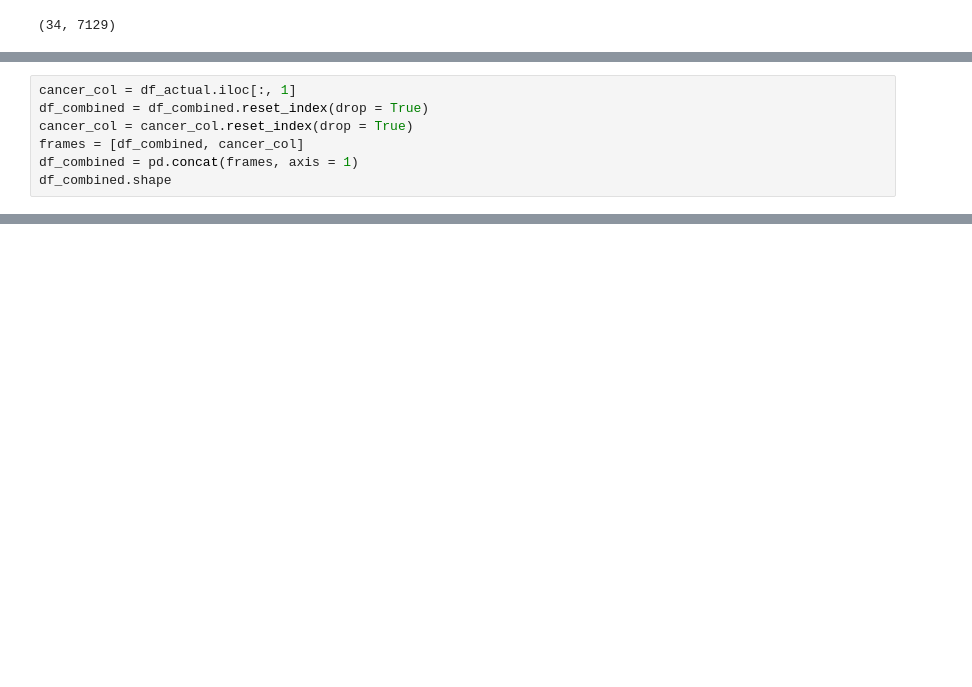
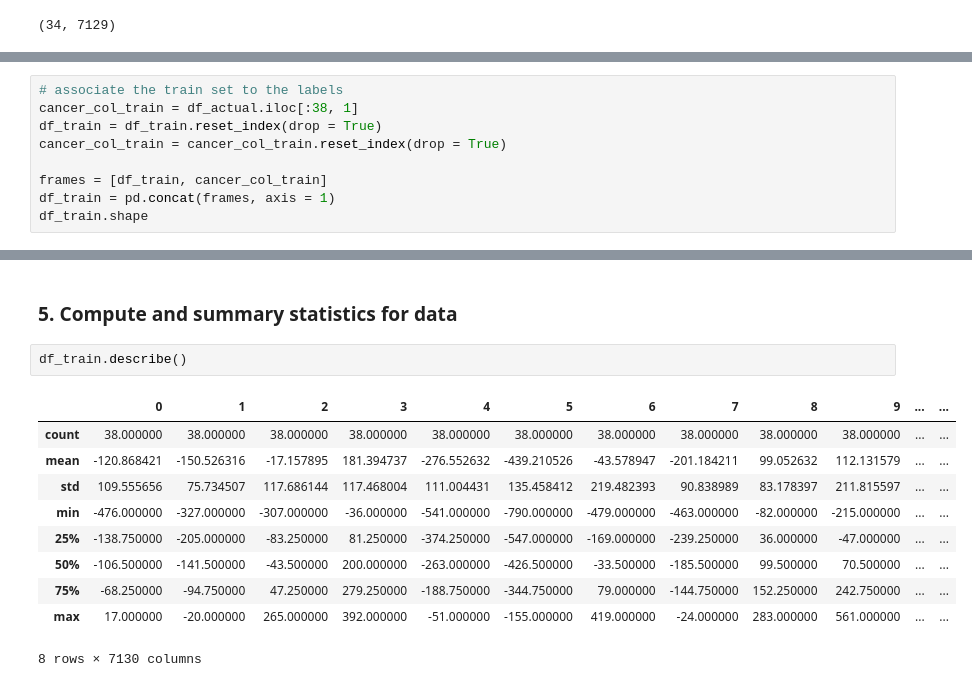
Before and after one commit to hnbnguyen/Classification-of-Cancer-Type, a Jupyter notebook: exploration.ipynb, the cells around one changed output, grey strips where cells are left out. Saved outputs shown, nothing was run; the diff lists cells and outputs as text; blank space fills up the shorter version.

```diff
--- a/exploration.ipynb
+++ b/exploration.ipynb
@@ -117,8 +108,10 @@ for row in df_combined.index:
 # %%
-cancer_col = df_actual.iloc[:, 1]
-df_combined = df_combined.reset_index(drop = True)
-cancer_col = cancer_col.reset_index(drop = True)
-frames = [df_combined, cancer_col]
-df_combined = pd.concat(frames, axis = 1)
-df_combined.shape
+# associate the train set to the labels
+cancer_col_train = df_actual.iloc[:38, 1]
+df_train = df_train.reset_index(drop = True)
+cancer_col_train = cancer_col_train.reset_index(drop = True)
+
+frames = [df_train, cancer_col_train]
+df_train = pd.concat(frames, axis = 1)
+df_train.shape
 # %% [output]
@@ -135,0 +150,15 @@ df_combined.tail()
+# %% [markdown]
+### 5. Compute and summary statistics for data
+# %%
+df_train.describe()
+# %% [output]
+|  | 0 | 1 | 2 | 3 | 4 | 5 | 6 | 7 | 8 | 9 | ... | ... |
+| count | 38.000000 | 38.000000 | 38.000000 | 38.000000 | 38.000000 | 38.000000 | 38.000000 | 38.000000 | 38.000000 | 38.000000 | ... | ... |
+| mean | -120.868421 | -150.526316 | -17.157895 | 181.394737 | -276.552632 | -439.210526 | -43.578947 | -201.184211 | 99.052632 | 112.131579 | ... | ... |
+| std | 109.555656 | 75.734507 | 117.686144 | 117.468004 | 111.004431 | 135.458412 | 219.482393 | 90.838989 | 83.178397 | 211.815597 | ... | ... |
+| min | -476.000000 | -327.000000 | -307.000000 | -36.000000 | -541.000000 | -790.000000 | -479.000000 | -463.000000 | -82.000000 | -215.000000 | ... | ... |
+| 25% | -138.750000 | -205.000000 | -83.250000 | 81.250000 | -374.250000 | -547.000000 | -169.000000 | -239.250000 | 36.000000 | -47.000000 | ... | ... |
+| 50% | -106.500000 | -141.500000 | -43.500000 | 200.000000 | -263.000000 | -426.500000 | -33.500000 | -185.500000 | 99.500000 | 70.500000 | ... | ... |
+| 75% | -68.250000 | -94.750000 | 47.250000 | 279.250000 | -188.750000 | -344.750000 | 79.000000 | -144.750000 | 152.250000 | 242.750000 | ... | ... |
+| max | 17.000000 | -20.000000 | 265.000000 | 392.000000 | -51.000000 | -155.000000 | 419.000000 | -24.000000 | 283.000000 | 561.000000 | ... | ... |
+8 rows × 7130 columns
```
Also changed, not shown: parts of 19 cells of this notebook.
